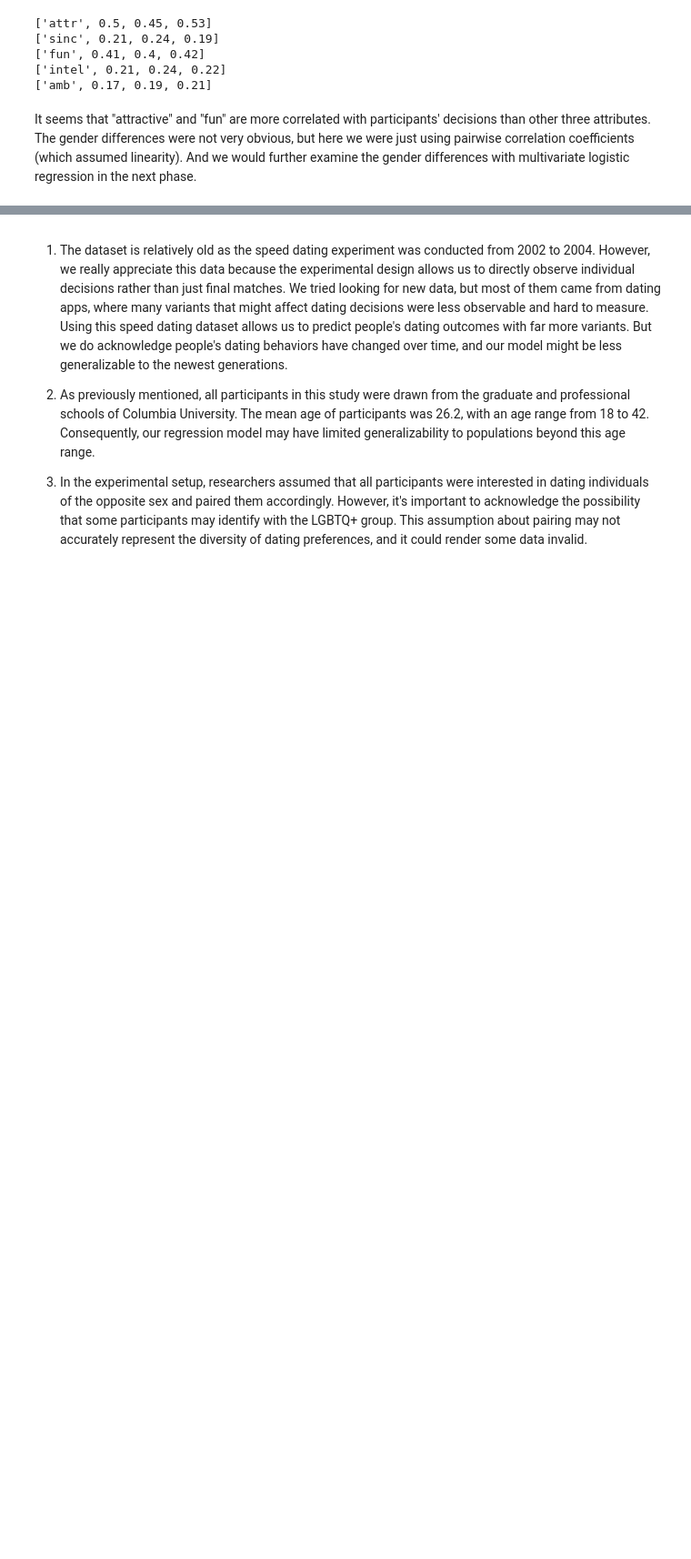
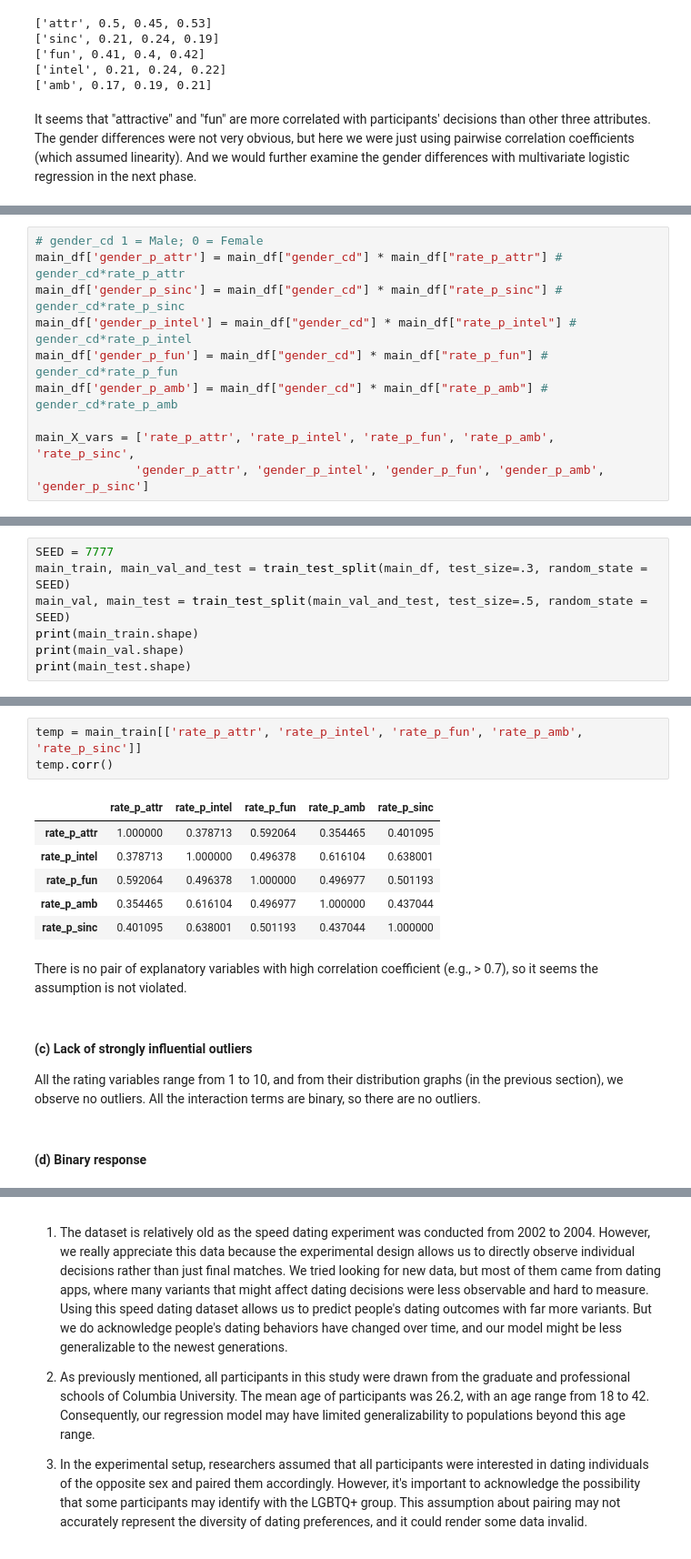
Before and after one commit to flaviafafa/speed_dating_project, a Jupyter notebook: final/Phase4.ipynb, the cells around one changed output, grey strips where cells are left out. Shown at 91% size. Drawn from its saved outputs; the diff is of its cells as text; blank space fills up the shorter version.

```diff
--- a/final/Phase4.ipynb
+++ b/final/Phase4.ipynb
@@ -403,0 +254,10 @@ Our predictors for similarities in character show great potentials, too.
+# %%
+# gender_cd 1 = Male; 0 = Female
+main_df['gender_p_attr'] = main_df["gender_cd"] * main_df["rate_p_attr"] # gender_cd*rate_p_attr
+main_df['gender_p_sinc'] = main_df["gender_cd"] * main_df["rate_p_sinc"] # gender_cd*rate_p_sinc
+main_df['gender_p_intel'] = main_df["gender_cd"] * main_df["rate_p_intel"] # gender_cd*rate_p_intel
+main_df['gender_p_fun'] = main_df["gender_cd"] * main_df["rate_p_fun"] # gender_cd*rate_p_fun
+main_df['gender_p_amb'] = main_df["gender_cd"] * main_df["rate_p_amb"] # gender_cd*rate_p_amb
+
+main_X_vars = ['rate_p_attr', 'rate_p_intel', 'rate_p_fun', 'rate_p_amb', 'rate_p_sinc',
+              'gender_p_attr', 'gender_p_intel', 'gender_p_fun', 'gender_p_amb', 'gender_p_sinc']
@@ -403,0 +268,7 @@ Our predictors for similarities in character show great potentials, too.
+# %%
+SEED = 7777
+main_train, main_val_and_test = train_test_split(main_df, test_size=.3, random_state = SEED)
+main_val, main_test = train_test_split(main_val_and_test, test_size=.5, random_state = SEED)
+print(main_train.shape)
+print(main_val.shape)
+print(main_test.shape)
@@ -403,0 +299,18 @@ Our predictors for similarities in character show great potentials, too.
+# %%
+temp = main_train[['rate_p_attr', 'rate_p_intel', 'rate_p_fun', 'rate_p_amb', 'rate_p_sinc']]
+temp.corr()
+# %% [output]
+|  | rate_p_attr | rate_p_intel | rate_p_fun | rate_p_amb | rate_p_sinc |
+| rate_p_attr | 1.000000 | 0.378713 | 0.592064 | 0.354465 | 0.401095 |
+| rate_p_intel | 0.378713 | 1.000000 | 0.496378 | 0.616104 | 0.638001 |
+| rate_p_fun | 0.592064 | 0.496378 | 1.000000 | 0.496977 | 0.501193 |
+| rate_p_amb | 0.354465 | 0.616104 | 0.496977 | 1.000000 | 0.437044 |
+| rate_p_sinc | 0.401095 | 0.638001 | 0.501193 | 0.437044 | 1.000000 |
+# %% [markdown]
+There is no pair of explanatory variables with high correlation coefficient (e.g., > 0.7), so it seems the assumption is not violated.
+# %% [markdown]
+#### (c) Lack of strongly influential outliers
+
+All the rating variables range from 1 to 10, and from their distribution graphs (in the previous section), we observe no outliers. All the interaction terms are binary, so there are no outliers.
+# %% [markdown]
+#### (d) Binary response
```
Also changed, not shown: parts of 104 cells of this notebook, 1 other file.
